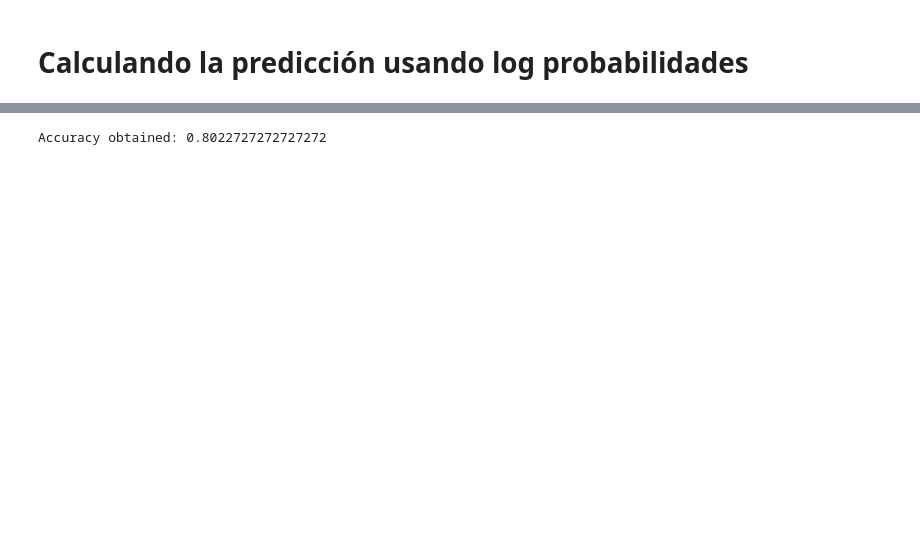
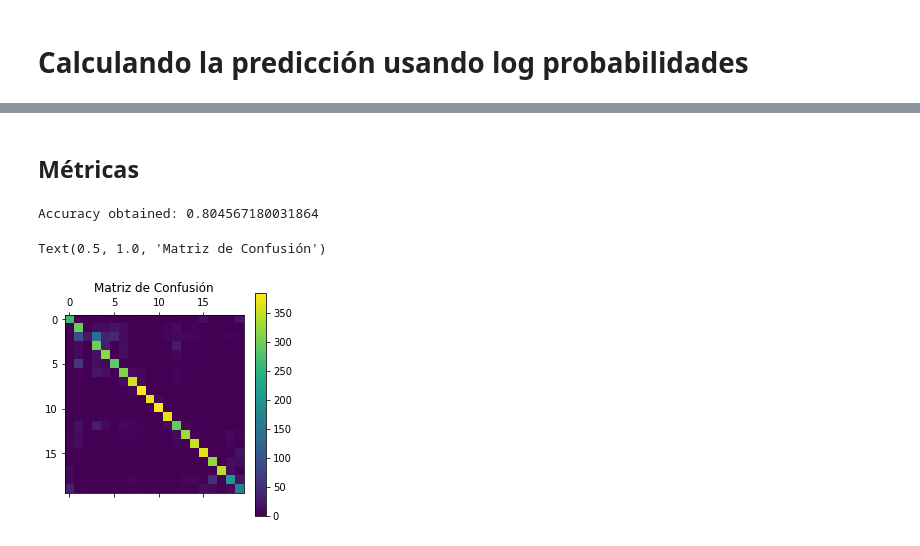
Before and after one commit to Kammann123/nn-tp1, a Jupyter notebook: notebooks/tp1-ej1.ipynb, the cells around one changed output, grey strips where cells are left out. Drawn from its saved outputs; the diff is of its cells as text; code cells hidden in the pictures; blank space fills up the shorter version.

Commit message:
added some metrics

```diff
--- a/notebooks/tp1-ej1.ipynb
+++ b/notebooks/tp1-ej1.ipynb
@@ -180,6 +181,6 @@ Wall time: 998 µs
 from sklearn.feature_extraction.text import CountVectorizer
 
 # Importing and testing the CountVectorizer class of sklearn
-vectorizer = CountVectorizer(analyzer='word', stop_words='english')
+vectorizer = CountVectorizer(analyzer='word', stop_words='english', encoding='latin1')
 feature_matrix = vectorizer.fit_transform(train_data)
 # %% [output]
@@ -204,7 +205,7 @@ El **overfitting** es un problema que ocurre cuando el modelo utilizado no es ca
 
 # Separate the matrix of documents (mails) and occurrences of words for each category
 # and compute the normalized distribution to get the likelihood for each category
-alpha = 1
+alpha = 0.01
 categories_distribution = np.zeros((len(categories), len(vectorizer.vocabulary_.keys())), dtype=np.longdouble)
 for index, category in enumerate(categories):
   category_matrix = feature_matrix[train_target == index][:]
@@ -269,7 +270,7 @@ log_priori = np.log(priori)
 log_prob = np.log(categories_distribution)
 
 # Data, target and vectorizer
-input_size = 2200#test_size
+input_size = test_size
 input_data = test_data[:input_size]
 input_target = test_target[:input_size]
 input_matrix = vectorizer.transform(input_data)
@@ -294,6 +295,19 @@ Wall time: 59.8 ms
-# %%
-# Computing the accuracy of the model
-accuracy = (predictions == input_target).sum() / input_size
-print(f'Accuracy obtained: {accuracy}')
-# %% [output]
-Accuracy obtained: 0.8022727272727272
+# %% [markdown]
+## Métricas
+# %%
+from sklearn import metrics
+
+# Accuracy (Exactitud)
+accuracy = metrics.accuracy_score(input_target, predictions)
+print(f'Accuracy obtained: {accuracy}')
+# %% [output]
+Accuracy obtained: 0.804567180031864
+# %%
+# Confusion Matrix
+cmatrix = metrics.confusion_matrix(input_target, predictions)
+plt.matshow(cmatrix)
+plt.colorbar()
+plt.title("Matriz de Confusión")
+# %% [output]
+Text(0.5, 1.0, 'Matriz de Confusión')
+[figure, added]
```
Also changed, not shown: parts of 16 cells of this notebook.
